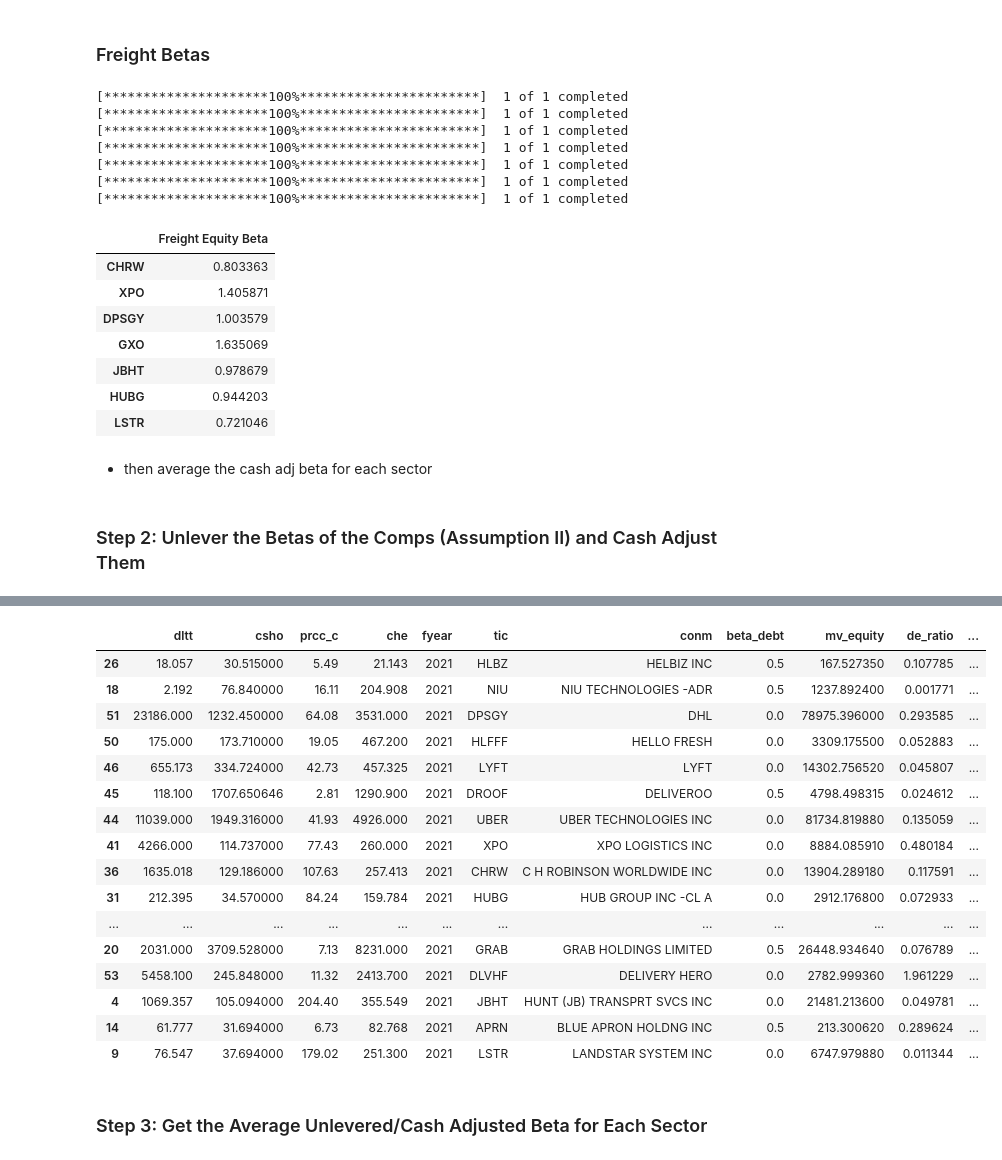
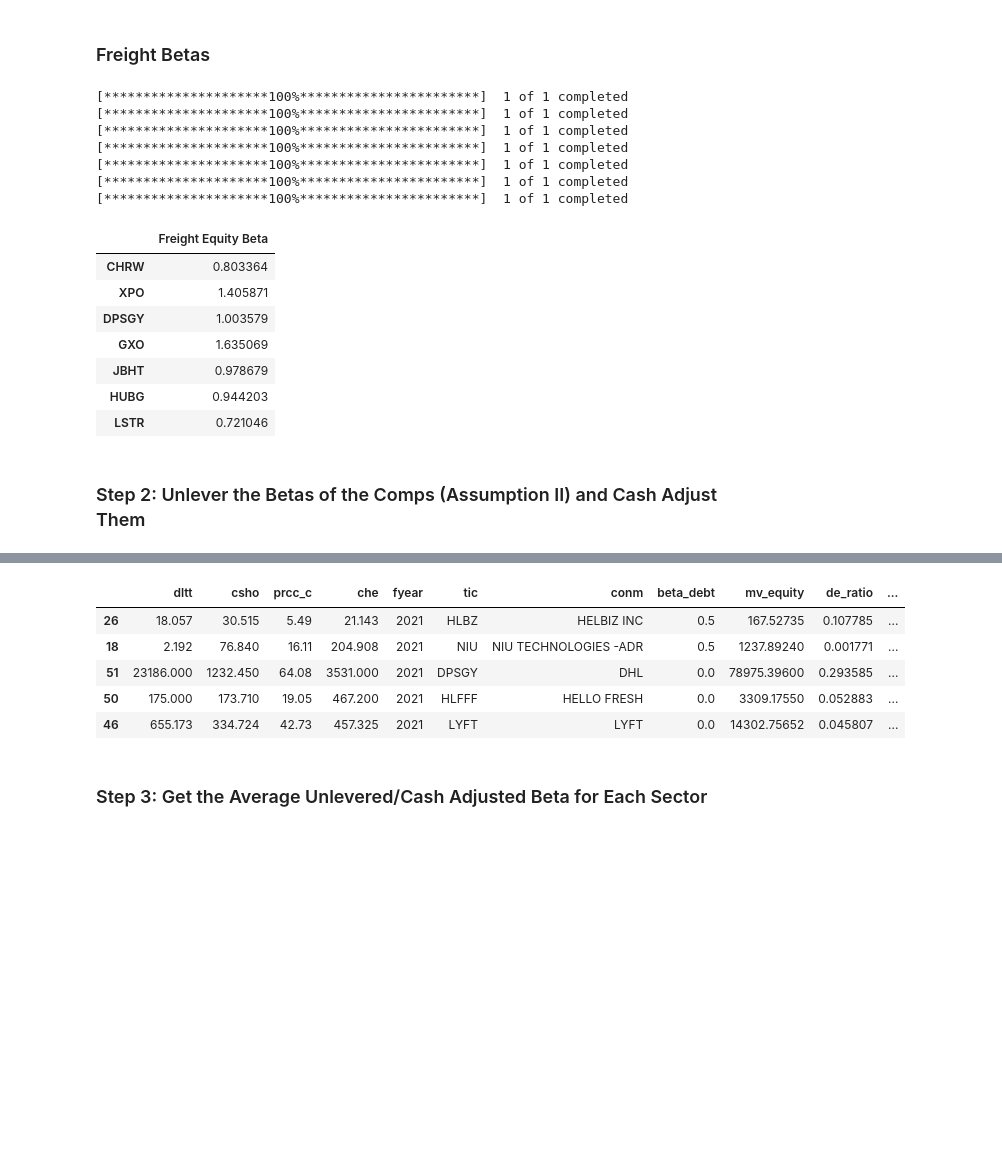
Before and after one commit to acremins1/SCL-and-Comps-Analysis, a Jupyter notebook: scl_analysis.ipynb, the cells around one changed output, grey strips where cells are left out. Cells and saved outputs as stored; diff of their text form; code cells hidden in the pictures; blank space fills up the shorter version.

```diff
--- a/scl_analysis.ipynb
+++ b/scl_analysis.ipynb
@@ -28,6 +27,8 @@ uber_data = pd.read_csv('UBER.csv')
 # %%
+uber_data = pd.read_csv('UBER.csv')
 uber_data['Market Risk Premium'] = uber_data['Adj_Close_Market'].pct_change(1) - uber_data['rf_rate']
 uber_data['Uber Risk Premium'] = uber_data['Adj_Close_Uber'].pct_change(1) - uber_data['rf_rate']
 uber_data = uber_data.fillna(0)
+uber_data = uber_data.drop(['URP', 'MRP'], axis=1)
 uber_data
 # %% [output]
@@ -434,16 +453,13 @@ freight_beta
 [*********************100%***********************]  1 of 1 completed
 [*********************100%***********************]  1 of 1 completed
 |  | Freight Equity Beta |
-| CHRW | 0.803363 |
+| CHRW | 0.803364 |
 | XPO | 1.405871 |
 | DPSGY | 1.003579 |
 | GXO | 1.635069 |
 | JBHT | 0.978679 |
 | HUBG | 0.944203 |
 | LSTR | 0.721046 |
-# %% [markdown]
-
-- then average the cash adj beta for each sector
 # %% [markdown]
 ### Step 2: Unlever the Betas of the Comps (Assumption II) and Cash Adjust Them
 # %% [markdown]
@@ -515,44 +531,33 @@ comp_2021['de_ratio'] = comp_2021['dltt'] / comp_2021['mv_equity']
 # %%
 # Compute the Unlevered Beta and Cash Adjusted Beta for each Comp
 
 for index, row in comp_2021.iterrows():
     tic = row['tic']
     if tic in mobility:
         beta_equity = mobility_beta.loc[tic, 'Mobility Equity Beta']
         comp_2021.loc[index, 'segment'] = 'Mobility'
     elif tic in delivery:
         beta_equity = delivery_beta.loc[tic, 'Delivery Equity Beta']
         comp_2021.loc[index, 'segment'] = 'Delivery'
     elif tic in freight:
         beta_equity = freight_beta.loc[tic, 'Freight Equity Beta']
         comp_2021.loc[index, 'segment'] = 'Freight'
     else:
         beta_equity = 0
         #comp_2021.loc[index, 'segment'] = 'Uber'
     comp_2021.loc[index, 'beta_equity'] = beta_equity
 
 comp_2021['beta_unlevered'] = (comp_2021['beta_equity'] / (1 + comp_2021['de_ratio'])) + ((comp_2021['de_ratio'] * comp_2021['beta_debt']) / (1 + comp_2021['de_ratio']))
 comp_2021['cash_adj_beta'] = comp_2021['beta_unlevered'] / (1 - ((comp_2021['che']) / (comp_2021['dltt'] + comp_2021['mv_equity'])))
 
-comp_2021.head(20)
+comp_2021.head(5)
 # %% [output]
 |  | dltt | csho | prcc_c | che | fyear | tic | conm | beta_debt | mv_equity | de_ratio | ... |
-| 26 | 18.057 | 30.515000 | 5.49 | 21.143 | 2021 | HLBZ | HELBIZ INC | 0.5 | 167.527350 | 0.107785 | ... |
-| 18 | 2.192 | 76.840000 | 16.11 | 204.908 | 2021 | NIU | NIU TECHNOLOGIES -ADR | 0.5 | 1237.892400 | 0.001771 | ... |
-| 51 | 23186.000 | 1232.450000 | 64.08 | 3531.000 | 2021 | DPSGY | DHL | 0.0 | 78975.396000 | 0.293585 | ... |
-| 50 | 175.000 | 173.710000 | 19.05 | 467.200 | 2021 | HLFFF | HELLO FRESH | 0.0 | 3309.175500 | 0.052883 | ... |
-| 46 | 655.173 | 334.724000 | 42.73 | 457.325 | 2021 | LYFT | LYFT | 0.0 | 14302.756520 | 0.045807 | ... |
-| 45 | 118.100 | 1707.650646 | 2.81 | 1290.900 | 2021 | DROOF | DELIVEROO | 0.5 | 4798.498315 | 0.024612 | ... |
-| 44 | 11039.000 | 1949.316000 | 41.93 | 4926.000 | 2021 | UBER | UBER TECHNOLOGIES INC | 0.0 | 81734.819880 | 0.135059 | ... |
-| 41 | 4266.000 | 114.737000 | 77.43 | 260.000 | 2021 | XPO | XPO LOGISTICS INC | 0.0 | 8884.085910 | 0.480184 | ... |
-| 36 | 1635.018 | 129.186000 | 107.63 | 257.413 | 2021 | CHRW | C H ROBINSON WORLDWIDE INC | 0.0 | 13904.289180 | 0.117591 | ... |
-| 31 | 212.395 | 34.570000 | 84.24 | 159.784 | 2021 | HUBG | HUB GROUP INC -CL A | 0.0 | 2912.176800 | 0.072933 | ... |
-| ... | ... | ... | ... | ... | ... | ... | ... | ... | ... | ... | ... |
-| 20 | 2031.000 | 3709.528000 | 7.13 | 8231.000 | 2021 | GRAB | GRAB HOLDINGS LIMITED | 0.5 | 26448.934640 | 0.076789 | ... |
-| 53 | 5458.100 | 245.848000 | 11.32 | 2413.700 | 2021 | DLVHF | DELIVERY HERO | 0.0 | 2782.999360 | 1.961229 | ... |
-| 4 | 1069.357 | 105.094000 | 204.40 | 355.549 | 2021 | JBHT | HUNT (JB) TRANSPRT SVCS INC | 0.0 | 21481.213600 | 0.049781 | ... |
-| 14 | 61.777 | 31.694000 | 6.73 | 82.768 | 2021 | APRN | BLUE APRON HOLDNG INC | 0.5 | 213.300620 | 0.289624 | ... |
-| 9 | 76.547 | 37.694000 | 179.02 | 251.300 | 2021 | LSTR | LANDSTAR SYSTEM INC | 0.0 | 6747.979880 | 0.011344 | ... |
+| 26 | 18.057 | 30.515 | 5.49 | 21.143 | 2021 | HLBZ | HELBIZ INC | 0.5 | 167.52735 | 0.107785 | ... |
+| 18 | 2.192 | 76.840 | 16.11 | 204.908 | 2021 | NIU | NIU TECHNOLOGIES -ADR | 0.5 | 1237.89240 | 0.001771 | ... |
+| 51 | 23186.000 | 1232.450 | 64.08 | 3531.000 | 2021 | DPSGY | DHL | 0.0 | 78975.39600 | 0.293585 | ... |
+| 50 | 175.000 | 173.710 | 19.05 | 467.200 | 2021 | HLFFF | HELLO FRESH | 0.0 | 3309.17550 | 0.052883 | ... |
+| 46 | 655.173 | 334.724 | 42.73 | 457.325 | 2021 | LYFT | LYFT | 0.0 | 14302.75652 | 0.045807 | ... |
 # %% [markdown]
 ### Step 3: Get the Average Unlevered/Cash Adjusted Beta for Each Sector
 # %%
```
Also changed, not shown: parts of 17 cells of this notebook.
